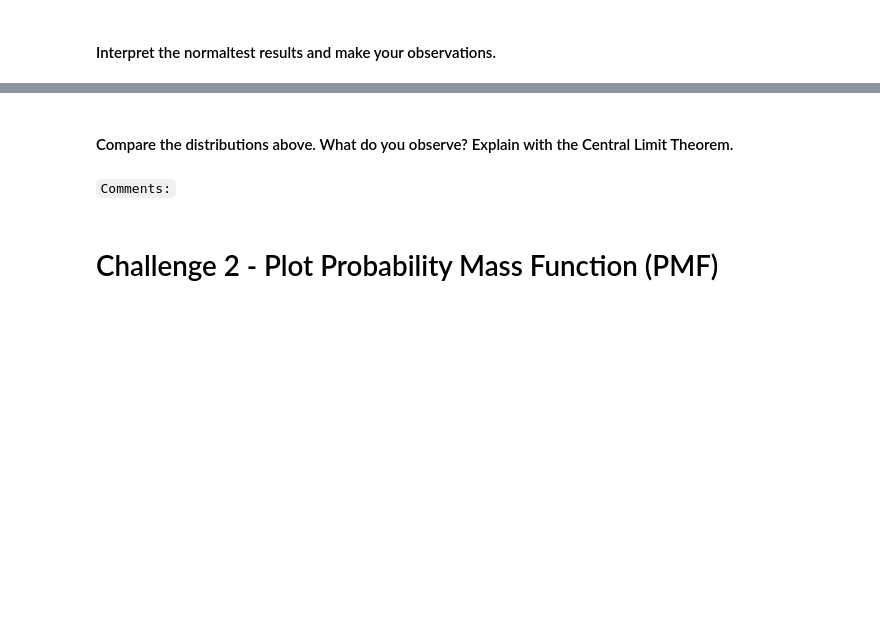
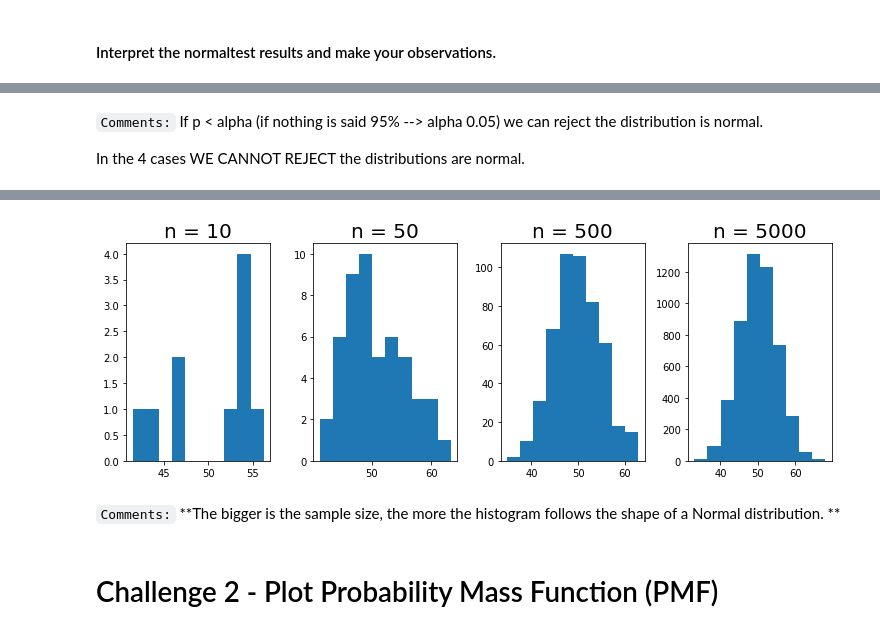
Before and after one commit to ta-datapt-bcn/lab-cont-probability-distribution, a Jupyter notebook: your_code/bonus.ipynb, the cells around one changed output, grey strips where cells are left out. Saved outputs shown, nothing was run; the diff lists cells and outputs as text; code cells hidden in the pictures; blank space fills up the shorter version.

```diff
--- a/your_code/bonus.ipynb
+++ b/your_code/bonus.ipynb
@@ -41,3 +40,8 @@ tests
+# %% [markdown]
+`Comments:`
+If p < alpha (if nothing is said 95% --> alpha 0.05) we can reject the distribution is normal.
+
+In the 4 cases WE CANNOT REJECT the distributions are normal.
 # %% [markdown]
 #### Step 2: Plot normal distributions
 
@@ -59,7 +56,22 @@ Use matplotlib subplots to plot a histogram of each sample.
-# %% [markdown]
-#### Compare the distributions above. What do you observe? Explain with the Central Limit Theorem.
-# %% [markdown]
-`Comments:`
+# %%
+# Create figure and axes
+fig, ax = plt.subplots(1, 4,figsize=(14,4))
+plt.subplots_adjust(left=0.2, bottom=None, right=None, top=None, wspace=0.3, hspace=None)
+
+# Variables
+bins=10
+
+# Plot each histogram
+for i in range(len(dists)):
+    ax[i].hist(dists[i], bins=bins)
+    ax[i].set_title(f"n = {sample_size[i]}", fontsize=20, fontweight=300,ha='center')
+
+plt.show()
+# %% [output]
+[figure, added]
+# %% [markdown]
+`Comments:`
+**The bigger is the sample size, the more the histogram follows the shape of a Normal distribution. **
 # %% [markdown]
 # Challenge 2 - Plot Probability Mass Function (PMF)
 # %% [markdown]
```
Also changed, not shown: parts of 40 cells of this notebook, 2 other files.
